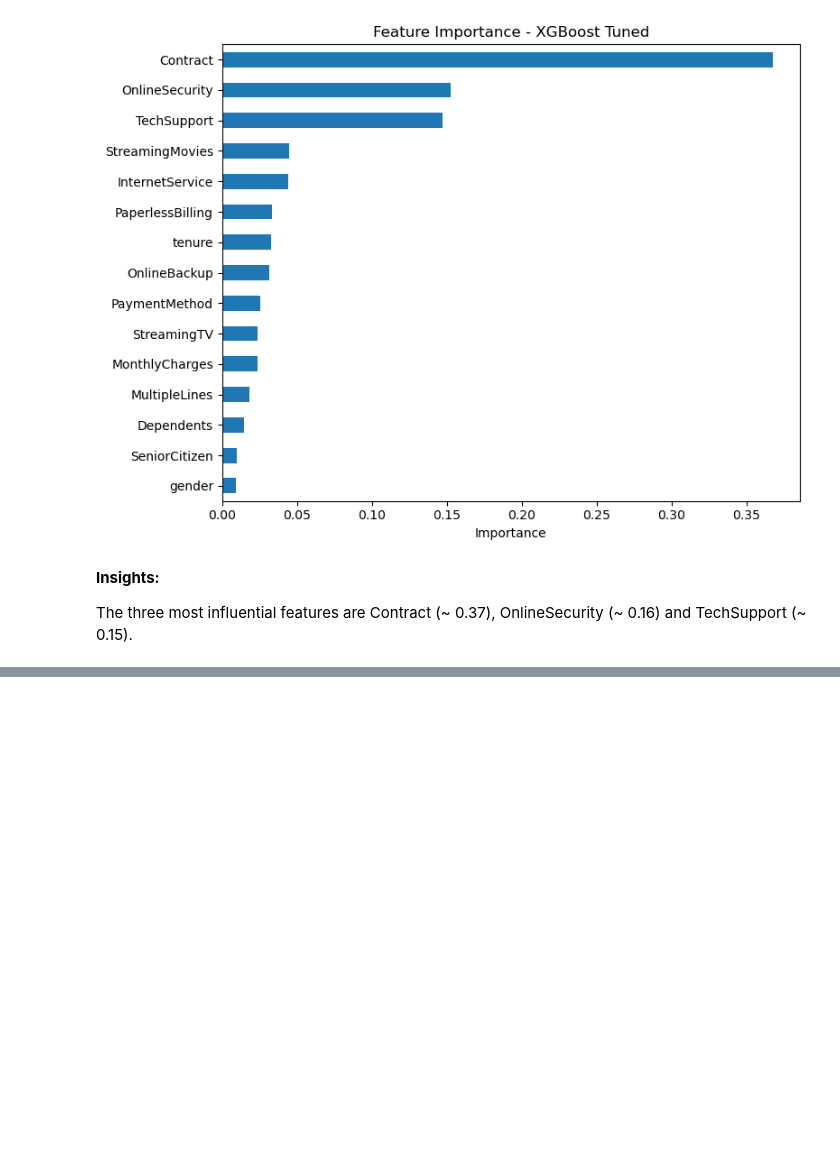
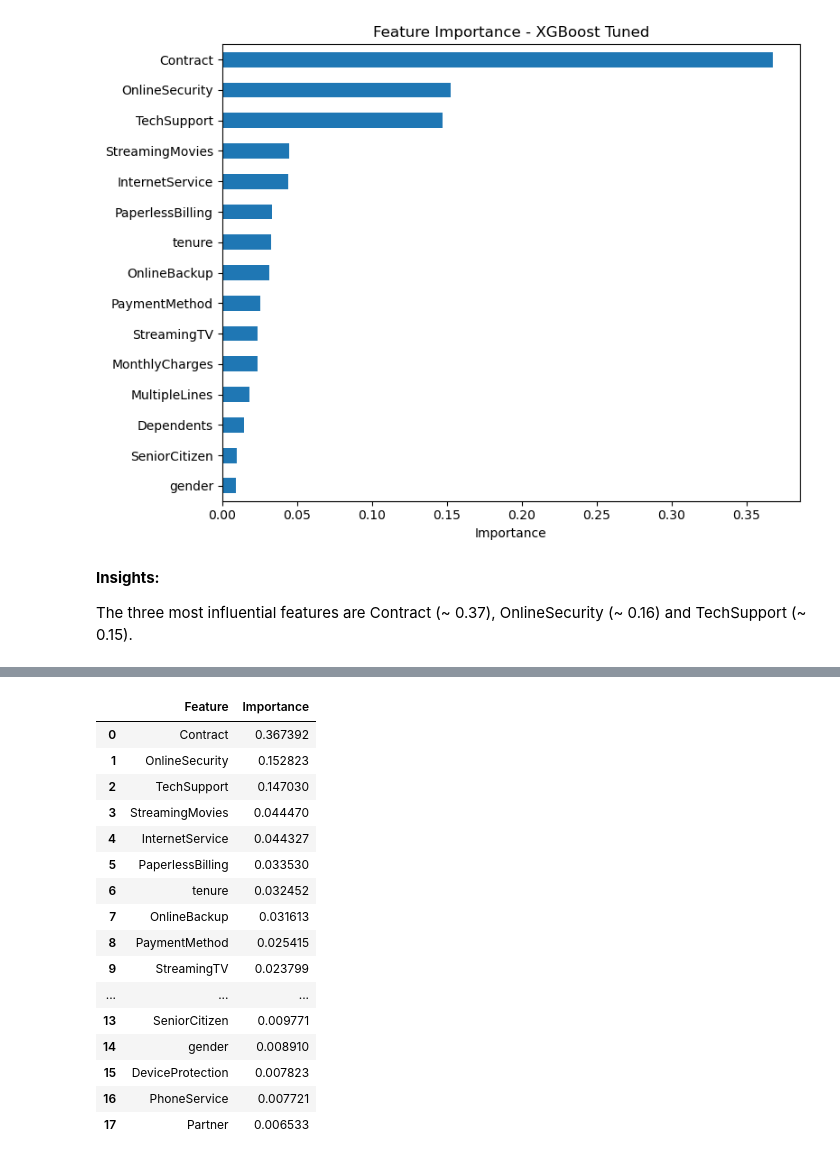
Before and after one commit to Oliwer1992/telco-customer-churn, a Jupyter notebook: 02_Classification_Models_Training.ipynb, the cells around one changed output, grey strips where cells are left out. Saved outputs shown, nothing was run; the diff lists cells and outputs as text; code cells hidden in the pictures; blank space fills up the shorter version.

```diff
--- a/02_Classification_Models_Training.ipynb
+++ b/02_Classification_Models_Training.ipynb
@@ -429,0 +525,25 @@ The three most influential features are Contract (~ 0.37), OnlineSecurity (~ 0.1
+# %%
+importances_xgb = best_model_xgb_f.named_steps['xgb'].feature_importances_
+fi_xgb = pd.DataFrame({
+    'Feature': X_train.columns,
+    'Importance': importances_xgb
+}).sort_values('Importance', ascending=False).reset_index(drop=True)
+fi_xgb
+# %% [output]
+|  | Feature | Importance |
+| 0 | Contract | 0.367392 |
+| 1 | OnlineSecurity | 0.152823 |
+| 2 | TechSupport | 0.147030 |
+| 3 | StreamingMovies | 0.044470 |
+| 4 | InternetService | 0.044327 |
+| 5 | PaperlessBilling | 0.033530 |
+| 6 | tenure | 0.032452 |
+| 7 | OnlineBackup | 0.031613 |
+| 8 | PaymentMethod | 0.025415 |
+| 9 | StreamingTV | 0.023799 |
+| ... | ... | ... |
+| 13 | SeniorCitizen | 0.009771 |
+| 14 | gender | 0.008910 |
+| 15 | DeviceProtection | 0.007823 |
+| 16 | PhoneService | 0.007721 |
+| 17 | Partner | 0.006533 |
```
Also changed, not shown: parts of 13 cells of this notebook.
